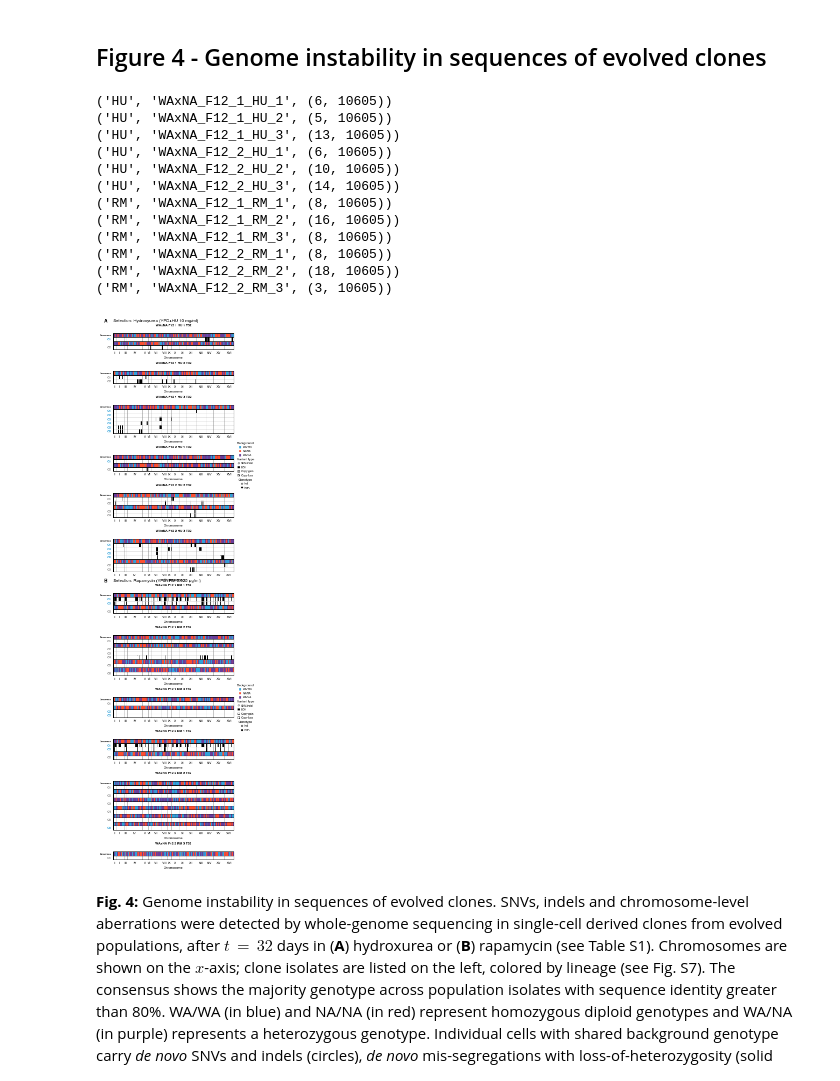
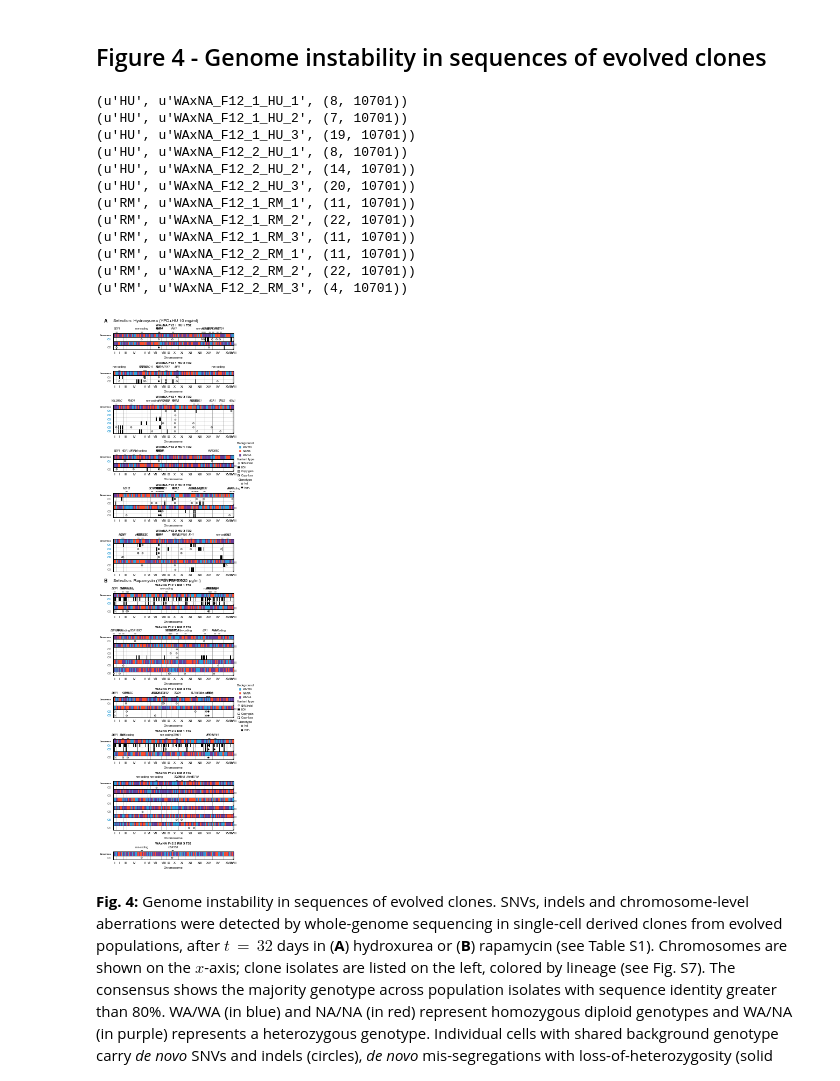
Before and after one commit to ivazquez/clonal-heterogeneity, a Jupyter notebook: src/figure4.ipynb, the cells around one changed output. Saved outputs shown, nothing was run; the diff lists cells and outputs as text; code cells hidden in the pictures.

```diff
--- a/src/figure4.ipynb
+++ b/src/figure4.ipynb
@@ -27,6 +25,8 @@ import config,plot,utils
 # %%
 chr_coords = utils.chr_coords()
 
+chr_coords = chr_coords[~chr_coords['chr_arabic'].isin([17,18])]
+
 chr_coords.head()
 # %% [output]
 |  | chr_arabic | chr_length | chr_roman | chr_start | chr_end |
@@ -82,3 +66,9 @@ seq_loh_df.head()
+# %%
+# Load data
+seq_cn_loh_df = pd.read_csv(dir_data+'seq/de-novo/seq_de_novo_cn_loh.csv.gz', encoding='utf-8', keep_default_na=False)
+
+seq_cn_loh_df['genotype'] = pd.to_numeric(seq_cn_loh_df['genotype'], errors='coerce')
+seq_cn_loh_df['pos_cum'] = pd.to_numeric(seq_cn_loh_df['pos_cum'], errors='coerce')
 # %% [markdown]
 Join all variants (SNVs, indels, LOH, copy number) into a single dataframe:
 # %%
@@ -105,22 +99,23 @@ seq_dn_df.head()
 ## Figure S5 - Sequences of ancestral clones
 # %%
 # Keep ancestral haploid isolates only
-seq_dn_df_sliced = seq_dn_df[(seq_dn_df['type'].isin(['genotype','de novo'])) & \
+seq_dn_df_sliced = seq_dn_df[(seq_dn_df['type'].isin(['genotype','snv_indel'])) & \
                              (seq_dn_df['time']==0) & \
                              (seq_dn_df['ploidy']=='haploid')]
 
 seq_dn_df_sliced['clone'] = seq_dn_df_sliced['clone'].astype(int)
 seq_dn_df_sliced = seq_dn_df_sliced.sort_values('clone')
 
-seq_dn_df_sliced = pd.pivot_table(seq_dn_df_sliced,
-                                  index=['selection','population','time','set','clone','lineage','type'],
-                                  columns=['chr_arabic','chr_roman','pos','gene'])['genotype']
+seq_dn_df_sliced = pd.pivot_table(
+    seq_dn_df_sliced,
+    index=['selection','population','time','clone','lineage','type','ploidy'],
+    columns=['chr_arabic','chr_roman','pos_cum','gene'],
+    values='genotype'
+)
 
 fig = plt.figure(figsize=(8, 6))
 
-shape = pd.DataFrame({k:
-x.shape for k,x in seq_dn_df_sliced.groupby(level=['population'])
-})
+shape = pd.DataFrame({k: x.shape for k,x in seq_dn_df_sliced.groupby(level=['population'])})
 
 grid = gridspec.GridSpec(1, 2, wspace=0.2)
 gs = {}
@@ -141,7 +136,7 @@ for ii, (p, sdf) in enumerate(seq_dn_df_sliced.groupby(level=['population'])):
     indexer[sdf.index.names.index('type')] = ['genotype']
     gt = sdf.loc[tuple(indexer),:].dropna(axis=1, how='all')
 
-    x = gt.columns.get_level_values('pos').values
+    x = gt.columns.get_level_values('pos_cum').values
     y = np.arange(len(gt.index))
     data = gt.fillna(method='pad', axis=1).values
 
@@ -170,7 +165,7 @@ for ii, (p, sdf) in enumerate(seq_dn_df_sliced.groupby(level=['population'])):
 
     ### De novo genotype ###
     indexer = [slice(None)]*len(sdf.index.names)
-    indexer[sdf.index.names.index('type')] = ['de novo']
+    indexer[sdf.index.names.index('type')] = ['snv_indel']
     gn = sdf.loc[tuple(indexer),:].dropna(axis=1, how='all')
 
     if len(gn) > 0:
@@ -178,7 +173,7 @@ for ii, (p, sdf) in enumerate(seq_dn_df_sliced.groupby(level=['population'])):
         for i,(k,g) in enumerate(gn.groupby(level='clone')):
 
             g = g.dropna(axis=1)
-            x = g.columns.get_level_values('pos').values
+            x = g.columns.get_level_values('pos_cum').values
             y = np.repeat(g.index.get_level_values('clone').values+.5, len(x))
             data = g.values.flatten()
             ax.scatter(x, y,
@@ -194,13 +189,13 @@ for ii, (p, sdf) in enumerate(seq_dn_df_sliced.groupby(level=['population'])):
                                   bbox=dict(boxstyle="round,pad=0", fc="w", alpha=0.5),
                                   fontsize=4.5, va='bottom', ha='center',
                                   color='k', style=('italic' if l!='non-coding' else 'normal'),
-                                  path_effects=[PathEffects.withStroke(linewidth=0.35, foreground='w')])
+                                  path_effects=[path_effects.withStroke(linewidth=0.35, foreground='w')])
 
     # Set grid
     xlabels = chr_coords.chr_start + (chr_coords.chr_end - chr_coords.chr_start)/2.
     xstart = chr_coords.chr_start
     ax.set_xticks(xlabels, minor=False)
-    ax.set_xticklabels(chr_coords.chr_arabic.apply(utils.int_to_roman), minor=False)
+    ax.set_xticklabels(chr_coords.chr_roman, minor=False)
     ax.set_xlabel('Chromosome')
     xgrid=[xst+1. for xst in list(set(xstart))]
     [ax.axvline(g, lw=0.5, ls="-", color="lightgray") for g in xgrid]
@@ -257,12 +252,15 @@ plt.show()
 ## Figure 4 - Genome instability in sequences of evolved clones
 # %%
 # Keep evolved isolates only
-seq_dn_df_sliced = seq_dn_df[(seq_dn_df['type'].isin(['consensus','snp_indel','copy_number','loh'])) & \
+seq_dn_df_sliced = seq_dn_df[(seq_dn_df['type'].isin(['consensus','snv_indel','copy_number','loh'])) & \
                              (seq_dn_df['time']==32)]
 
-seq_dn_df_sliced = pd.pivot_table(seq_dn_df_sliced,
-                                  index=['selection','population','time','set','clone','lineage','type','ploidy'],
-                                  columns=['chr_arabic','chr_roman','pos','gene'])['genotype']
+seq_dn_df_sliced = pd.pivot_table(
+    seq_dn_df_sliced,
+    index=['selection','population','time','set','clone','lineage','type','ploidy'],
+    columns=['chr_arabic','chr_roman','pos_cum','gene'],
+    values='genotype'
+)
 
 fig = plt.figure(figsize=(4, 18))
 
@@ -337,45 +335,45 @@ for k, xy in zip([('HU','WAxNA_F12_2_HU_1'),('RM','WAxNA_F12_1_RM_3')],[(2,0),(2
                       borderaxespad=0, handlelength=0.75,
                       title='Variant type', prop={'size':5})
 
     het_artist = lines.Line2D((0,1),(0,0), mec='k', mfc=config.genotype['color'][1],
                               marker='o', markersize=3, linestyle='')
     hom_artist = lines.Line2D((0,1),(0,0), mec='k', mfc=config.genotype['color'][2],
                               marker='o', markersize=3, linestyle='')
 
     leg3 = ax4.legend([het_artist,hom_artist],
                       ['het.','hom.'],
                       bbox_to_anchor=(1.1, -4), ncol=1,
                       frameon=False, loc='center',
                       borderaxespad=0, handlelength=0.75,
                       title='Genotype', prop={'size':5})
 
     ax4.add_artist(leg2)
 
     for leg in [leg1,leg2,leg3]:
         plt.setp(leg.get_title(),fontsize=6)
 
 # Axes limits
 for ax in fig.get_axes():
     ax.xaxis.label.set_size(6)
     ax.yaxis.label.set_size(6)
     ax.tick_params(axis='both', which='major', size=2, labelsize=6)
     ax.tick_params(axis='both', which='minor', size=1, labelsize=4)
 
 plot.save_figure(dir_supp+'figures/supp_figure_seq_clones/supp_figure_seq_evolved_clones')
 plt.show()
 # %% [output]
-('HU', 'WAxNA_F12_1_HU_1', (6, 10605))
-('HU', 'WAxNA_F12_1_HU_2', (5, 10605))
-('HU', 'WAxNA_F12_1_HU_3', (13, 10605))
-('HU', 'WAxNA_F12_2_HU_1', (6, 10605))
-('HU', 'WAxNA_F12_2_HU_2', (10, 10605))
-('HU', 'WAxNA_F12_2_HU_3', (14, 10605))
-('RM', 'WAxNA_F12_1_RM_1', (8, 10605))
-('RM', 'WAxNA_F12_1_RM_2', (16, 10605))
-('RM', 'WAxNA_F12_1_RM_3', (8, 10605))
-('RM', 'WAxNA_F12_2_RM_1', (8, 10605))
-('RM', 'WAxNA_F12_2_RM_2', (18, 10605))
-('RM', 'WAxNA_F12_2_RM_3', (3, 10605))
+(u'HU', u'WAxNA_F12_1_HU_1', (8, 10701))
+(u'HU', u'WAxNA_F12_1_HU_2', (7, 10701))
+(u'HU', u'WAxNA_F12_1_HU_3', (19, 10701))
+(u'HU', u'WAxNA_F12_2_HU_1', (8, 10701))
+(u'HU', u'WAxNA_F12_2_HU_2', (14, 10701))
+(u'HU', u'WAxNA_F12_2_HU_3', (20, 10701))
+(u'RM', u'WAxNA_F12_1_RM_1', (11, 10701))
+(u'RM', u'WAxNA_F12_1_RM_2', (22, 10701))
+(u'RM', u'WAxNA_F12_1_RM_3', (11, 10701))
+(u'RM', u'WAxNA_F12_2_RM_1', (11, 10701))
+(u'RM', u'WAxNA_F12_2_RM_2', (22, 10701))
+(u'RM', u'WAxNA_F12_2_RM_3', (4, 10701))
-[figure, old version]
+[figure, new version]
 # %% [markdown]
 **Fig. 4:** Genome instability in sequences of evolved clones. SNVs, indels and chromosome-level aberrations were detected by whole-genome sequencing in single-cell derived clones from evolved populations, after ${t\,{=}\,32}$ days in (**A**) hydroxurea or (**B**) rapamycin (see Table S1). Chromosomes are shown on the $x$-axis; clone isolates are listed on the left, colored by lineage (see Fig. S7). The consensus shows the majority genotype across population isolates with sequence identity greater than 80%. WA/WA (in blue) and NA/NA (in red) represent homozygous diploid genotypes and WA/NA (in purple) represents a heterozygous genotype. Individual cells with shared background genotype carry *de novo* SNVs and indels (circles), *de novo* mis-segregations with loss-of-heterozygosity (solid segments) and *de novo* gains or losses in copy number (hatched segments). Driver and passenger mutations are listed along the bottom (drivers are in boldface). Populations marked by $\otimes$ indicate cross-contamination during the selection phase, but any derived events are independent.
```
Also changed, not shown: parts of 5 cells of this notebook, 12 other files.
